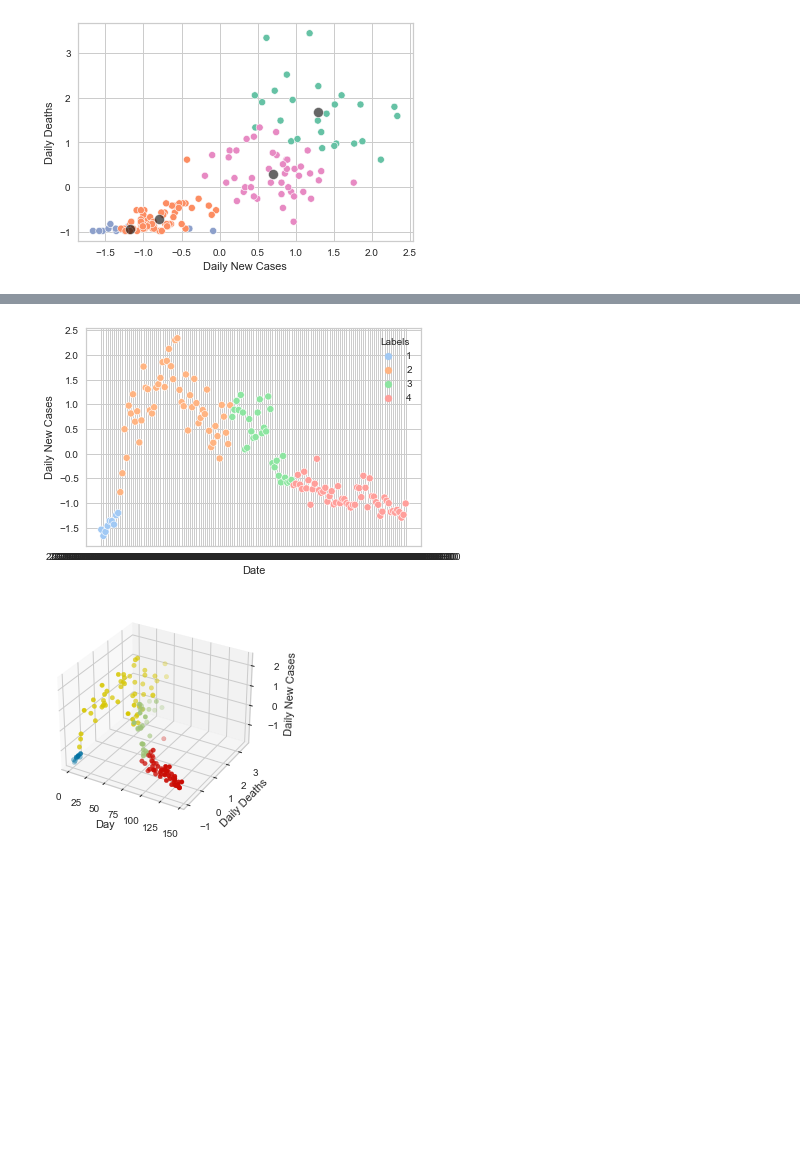
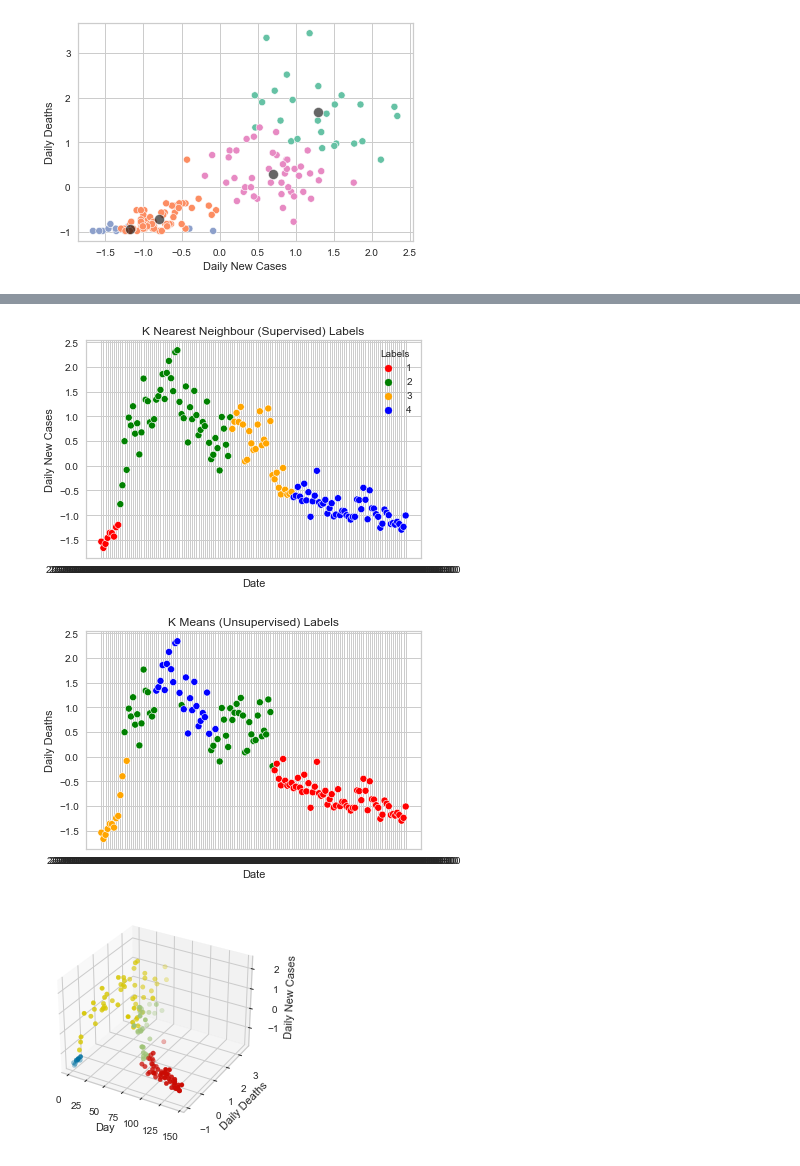
Before and after one commit to GrahamEckel/covid-interventions, a Jupyter notebook: main-notebook.ipynb, the cells around one changed output, grey strips where cells are left out. Saved outputs shown, nothing was run; the diff lists cells and outputs as text; code cells hidden in the pictures; blank space fills up the shorter version.

```diff
--- a/main-notebook.ipynb
+++ b/main-notebook.ipynb
@@ -140,0 +134,11 @@ plt.show()
+# %%
+#Pulling the labels out of KMeans
+feats = standardize(DailyActiveDeath)
+km = KMeans(n_clusters=4).fit(feats)
+centroids = km.cluster_centers_
+KMLabels = [x + 1 for x in km.labels_]
+
+#Assigning these labels to the time-series dataset
+DailyActiveTS = DailyActiveTS.assign(KMeansLabels = KMLabels)
+DailyDeathTS = DailyDeathTS.assign(KMeansLabels = KMLabels)
+#print(DailyDeathTS.to_string())
@@ -141,11 +161,19 @@ plt.show()
 # %%
 ### Standardized New Cases over time
 
-ax = sns.scatterplot(data=DailyActiveTS, x='SummaryDate', y='DailyTotals', hue='Labels', palette='pastel', s=50)
-ax.set(xlabel='Date',ylabel='Daily New Cases')
+axknnActive = sns.scatterplot(data=DailyActiveTS, x='SummaryDate', y='DailyTotals', hue='Labels', palette = {1:'red',2:'green',3:'orange',4:'blue'})
+axknnActive.set(xlabel='Date',ylabel='Daily New Cases')
+plt.title('K Nearest Neighbour (Supervised) Labels')
 plt.show()
+
+axkmeansDeath = sns.scatterplot(data=DailyActiveTS, x='SummaryDate', y='DailyTotals', hue='KMeansLabels', palette = {1:'red',2:'green',3:'orange',4:'blue'})
+axkmeansDeath.set(xlabel='Date', ylabel='Daily Deaths')
+plt.title('K Means (Unsupervised) Labels')
+axkmeansDeath.get_legend().remove()
+plt.show()
 # %% [output]
-[figure, old version]
+[figure, new version]
+[figure, added]
 # %%
 ### 3d plot data
 
```
Also changed, not shown: parts of 6 cells of this notebook.
